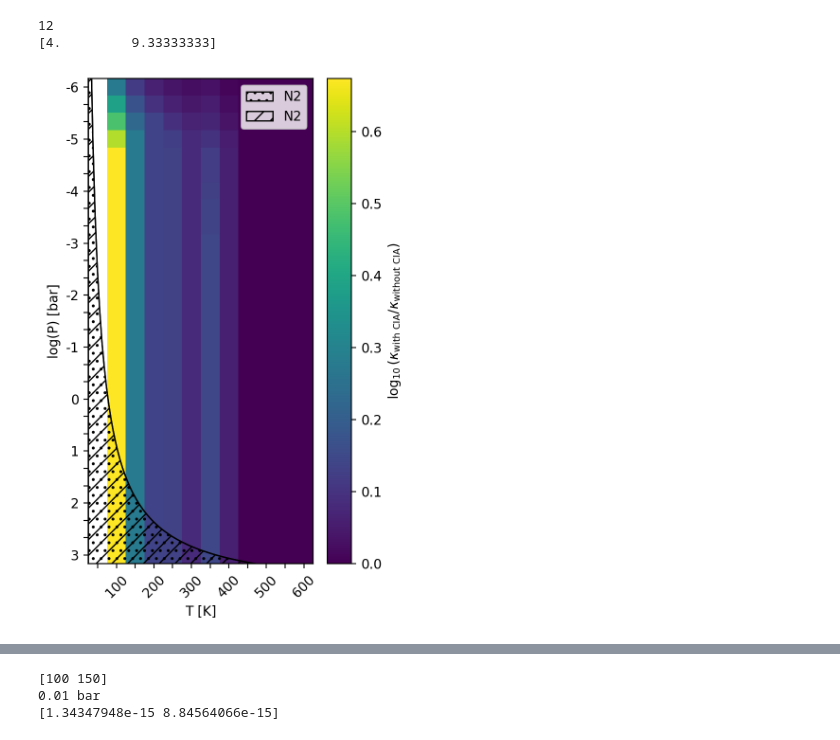
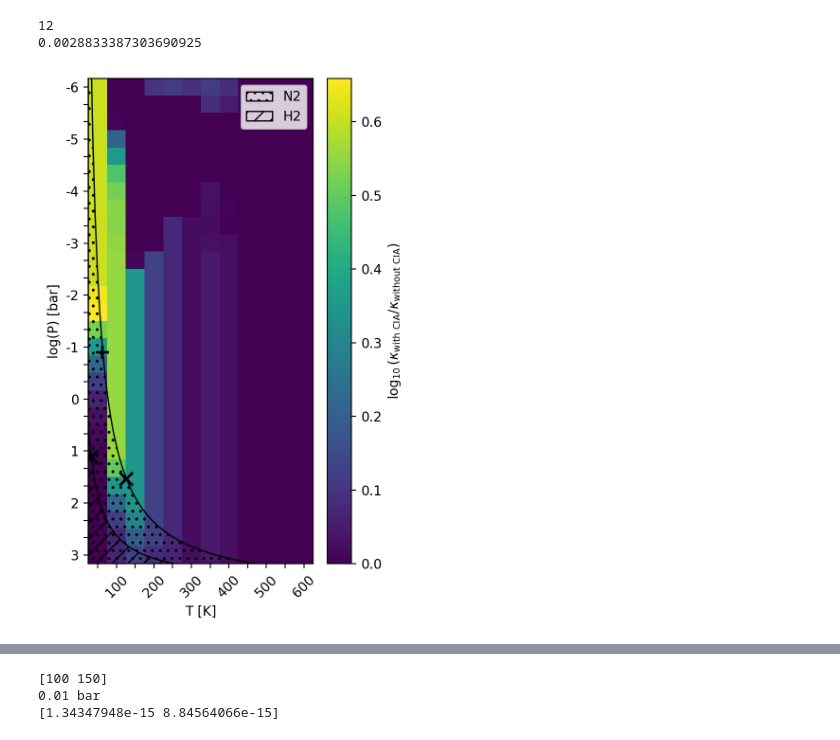
Before and after one commit to DavidDahlbudding/chelio, a Jupyter notebook: analyze/cia-opac_relevance.ipynb, the cells around one changed output, grey strips where cells are left out. Drawn from its saved outputs; the diff is of its cells as text; code cells hidden in the pictures.

```diff
--- a/analyze/cia-opac_relevance.ipynb
+++ b/analyze/cia-opac_relevance.ipynb
@@ -339,10 +429,11 @@ def expand_wave(interwave, gauss_y):
     return x
 
 def dB_dT(lam, T):
-    D = 2 * h**2 * c**3 / (lam**6 * kB * T**2)
-    num = np.exp(h * c / (lam * kB * T))
-    denom = (np.exp(h * c / (lam * kB * T)) - 1)**2
-    return D * (num / denom)
+    term1 = 2 * h**2 * c**3 / (lam**6 * kB * T**2)
+    with np.errstate(over='ignore'):
+        exp_term = np.exp(h * c / (lam * kB * T))
+        term2 = exp_term / (exp_term - 1)**2
+    return term1 * term2
 
 dtau = []
 
@@ -355,6 +446,7 @@ for i, q in enumerate(quants):
 
     expanded_wave = expand_wave(q.opac_interwave, q.gauss_y)
     dBdT = dB_dT(expanded_wave[None, None, :], q.ktemp[:, None, None, None])
+    dBdT[np.isnan(dBdT)] = np.finfo(float).eps
 
     integrated_dB_dT = np.sum(0.5 * q.opac_deltawave[None, None, :, None] * q.gauss_weight[None, None, None, :] * dBdT, axis=-1)
     num_ross = np.sum(integrated_dB_dT, axis=-1)
@@ -382,8 +474,10 @@ rosseland_plot = np.log10(rosseland_plot)
 #print(np.prod(rosseland_plot.shape),  np.sum(np.isnan(rosseland_plot)), np.sum(np.isinf(rosseland_plot)))
 if (np.isnan(rosseland_plot)+np.isinf(rosseland_plot)).sum() == np.prod(rosseland_plot.shape):
     print('all nan')
-    rosseland_plot[np.isinf(rosseland_plot)] = 1.0
+    rosseland_plot[np.isinf(rosseland_plot)] = 0.0
 
+#rosseland_plot = mr_1.reshape(quant_with.ntemp, quant_with.npress, quant_with.nbin, quant_with.ny)[:,:,0,0]
+#rosseland_plot = mu/pc.AMU
 
 fig, ax = plt.subplots(figsize=(4, 6))
 im = plt.imshow(rosseland_plot.T[::-1,:], origin='lower', aspect='auto', vmax=None)
@@ -393,37 +487,42 @@ cbar.set_label(r'$\log_{10}(\kappa_{\text{with CIA}} / \kappa_{\text{without CIA
 
 ax2 = ax.twinx()
 ax.set_ylim(ax.get_ylim()) # reset, otherwise they change (?)
 Ts = np.linspace(25, Tmax+25, 100)
 T_plots = (Ts-Ts.min())/(Ts.max()-Ts.min()) * (i_Tmax) - .5
 #print(T_plots)
 hatches = ['..', '//']
 for i_species, species in enumerate(cia_pair.split('-')):
     p_sats = np.log10(p_sat(Ts, species, mask=False)*1e-6)
     ax2.fill_between(T_plots, p_sats, 4, label=species, hatch=hatches[i_species], color='none', edgecolor='black')
+    for phase_point, phase_symbol in zip([mol_dict[species]['triple'], mol_dict[species]['critical']], ['+', 'x']):
+        T_phase_point = (phase_point[0]-Ts.min())/(Ts.max()-Ts.min()) * (i_Tmax) - .5
+        ax2.scatter(T_phase_point, np.log10(phase_point[1]*1e-6), marker=phase_symbol, color='black', s=100, linewidths=2)
+    if cia_pair_split[0] == cia_pair_split[1]:
+        break
 ax2.set_xlim(-0.5, i_Tmax-0.5)
 ax2.set_ylim(3+0.5/3, -(6+0.5/3))
 ax2.set_yticks([])
 ax2.legend()
 
 print(i_Tmax)
 ax.set_xticks(np.arange(len(T_plot)))
 ax.set_xticklabels([f"{v:.0f}" if (i+1) % 2 == 0 else " " for i,v in enumerate(T_plot)], rotation=45)
 ax.set_xlabel('T [K]')
 
 ax.set_yticks(np.arange(len(logP_plot)))
 ax.set_yticklabels([f"{v:.1g}" if f"{v:.1f}"[-1] == "0" else " " for v in logP_plot[::-1]])
 ax.set_ylabel('log(P) [bar]')
 
 #ax.set_title(f'{cia_pair} Rosseland mean ratio', loc='left')
 plt.tight_layout()
 
-fig.savefig(f'images/CIAreport/{cia_pair}_rosseland_mean_ratio.png', dpi=300)
+fig.savefig(f'images/CIAreport/{cia_pair}_rosseland_mean_ratio.png', dpi=200)
 
-print(np.array(rosseland_plot.shape)/3)
+print(rosseland_plot[1,0])
 # %% [output]
 12
-[4.         9.33333333]
+0.0028833387303690925
-[figure, old version]
+[figure, new version]
 # %%
 m_earth = 5.972e27 # g
 r_earth = 6.371e8 # cm
```
Also changed, not shown: parts of 4 cells of this notebook, 13 other files.
